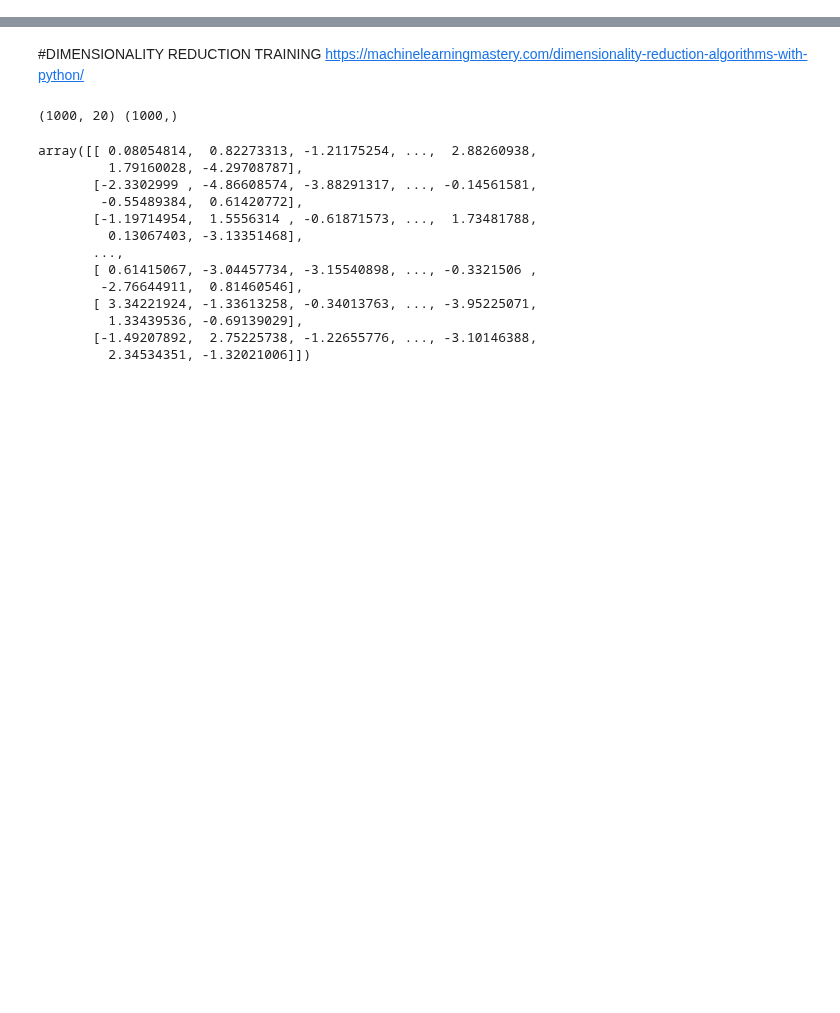
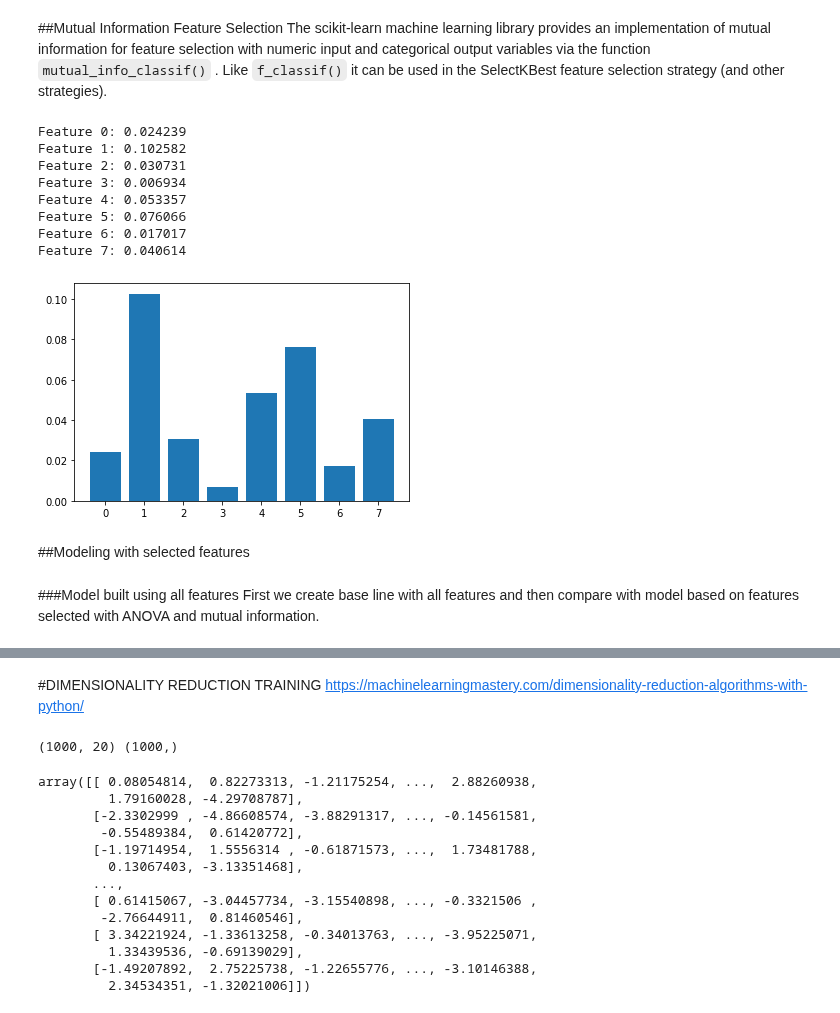
Before and after one commit to MLBartkowiakChojnacki/ML_PROJECT_2022, a Jupyter notebook: notebooks/ML_PROJECT_2022_DIM_RED.ipynb, the cells around one changed output, grey strips where cells are left out. Cells and saved outputs as stored; diff of their text form; code cells hidden in the pictures; blank space fills up the shorter version.

```diff
--- a/notebooks/ML_PROJECT_2022_DIM_RED.ipynb
+++ b/notebooks/ML_PROJECT_2022_DIM_RED.ipynb
@@ -2,0 +90,67 @@
+# %% [markdown]
+##Mutual Information Feature Selection
+The scikit-learn machine learning library provides
+an implementation of mutual information for feature selection with numeric input and categorical
+output variables via the function
+`mutual_info_classif()`
+.
+Like
+`f_classif()`
+it can be used
+in the SelectKBest feature selection strategy (and other strategies).
+# %%
+# example of mutual information feature selection for numerical input data
+from pandas import read_csv
+from sklearn.model_selection import train_test_split
+from sklearn.feature_selection import SelectKBest
+from sklearn.feature_selection import mutual_info_classif
+from matplotlib import pyplot
+# load the dataset
+def load_dataset(filename):
+# load the dataset as a pandas DataFrame
+  data = read_csv(filename, header=None)
+  # retrieve numpy array
+  dataset = data.values
+  # split into input (X) and output (y) variables
+  X = dataset[:, :-1]
+  y = dataset[:,-1]
+  return X, y
+# feature selection
+def select_features(X_train, y_train, X_test):
+  # configure to select all features
+  fs = SelectKBest(score_func=mutual_info_classif, k='all')
+  # learn relationship from training data
+  fs.fit(X_train, y_train)
+  # transform train input data
+  X_train_fs = fs.transform(X_train)
+  # transform test input data
+  X_test_fs = fs.transform(X_test)
+  return X_train_fs, X_test_fs, fs
+# load the dataset
+X, y = load_dataset('https://raw.githubusercontent.com/jbrownlee/Datasets/master/pima-indians-diabetes.csv')
+# split into train and test sets
+X_train, X_test, y_train, y_test = train_test_split(X, y, test_size=0.33, random_state=1)
+# feature selection
+X_train_fs, X_test_fs, fs = select_features(X_train, y_train, X_test)
+# what are scores for the features
+for i in range(len(fs.scores_)):
+  print('Feature %d: %f' % (i, fs.scores_[i]))
+# plot the scores
+pyplot.bar([i for i in range(len(fs.scores_))], fs.scores_)
+pyplot.show()
+# %% [output]
+Feature 0: 0.024239
+Feature 1: 0.102582
+Feature 2: 0.030731
+Feature 3: 0.006934
+Feature 4: 0.053357
+Feature 5: 0.076066
+Feature 6: 0.017017
+Feature 7: 0.040614
+[figure, added]
+# %% [markdown]
+##Modeling with selected features
+# %% [markdown]
+###Model built using all features
+First we create base line with all features and then compare with model based
+on features selected with ANOVA and mutual information.
```
Also changed, not shown: parts of 14 cells of this notebook.
